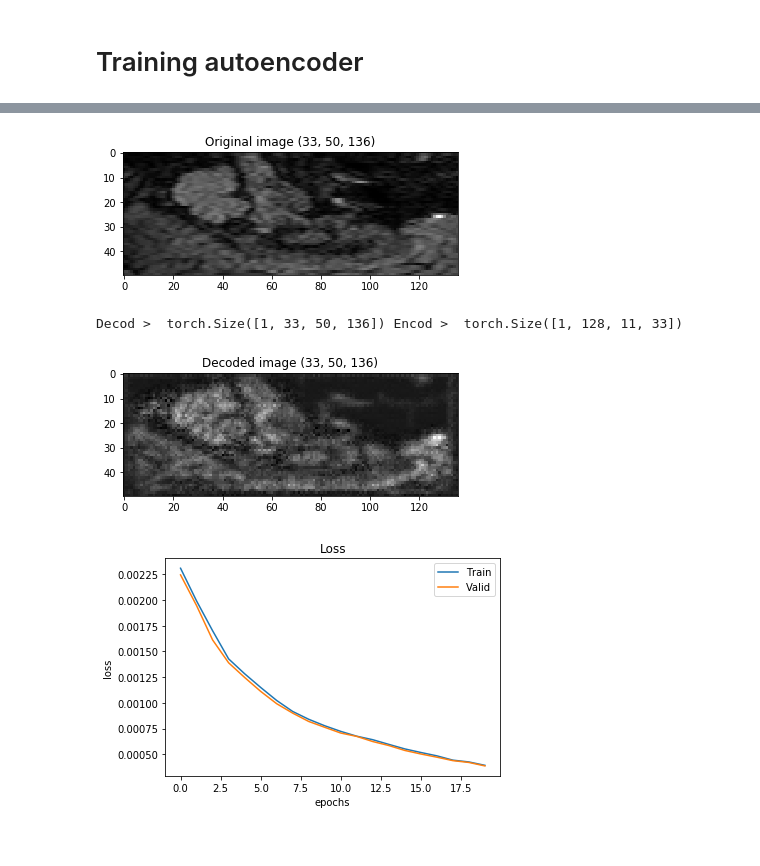
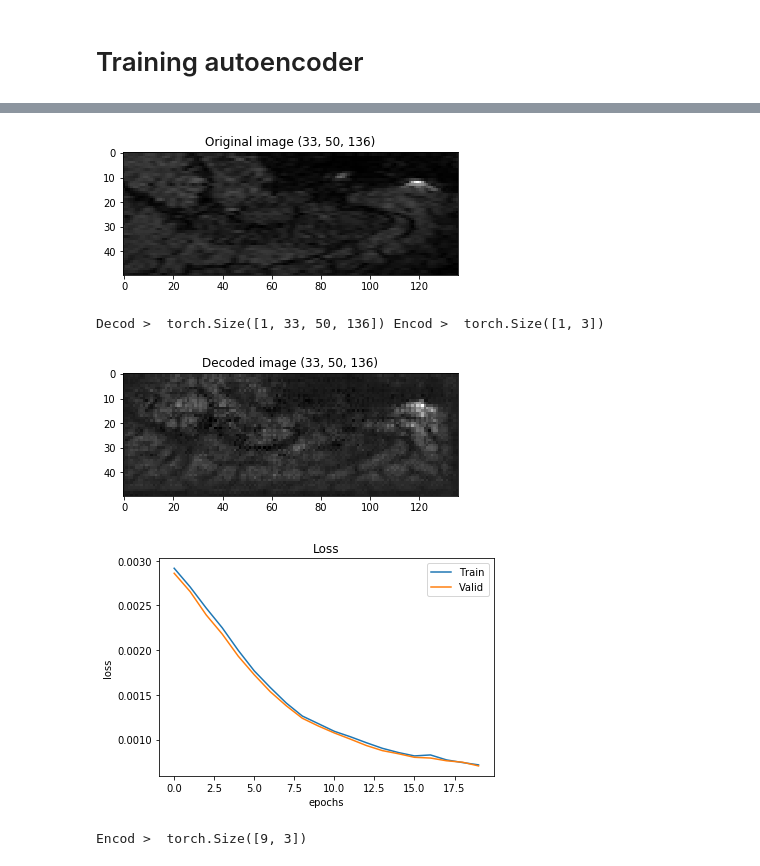
Before and after one commit to wilomaku/Deep_Characterization, a Jupyter notebook: Autoencoder.ipynb, the cells around one changed output, grey strips where cells are left out. Cells and saved outputs as stored; diff of their text form; code cells hidden in the pictures.

Commit message:
Added full connected layers and 3D plot

```diff
--- a/Autoencoder.ipynb
+++ b/Autoencoder.ipynb
@@ -177,7 +177,17 @@ class autoencoder(nn.Module):
         self.mpool1 = nn.MaxPool2d(kernel_size=2, stride=1, return_indices=True)
         self.conv2 = nn.Conv2d(64, 128, kernel_size=3, stride=2, padding=1)
         self.mpool2 = nn.MaxPool2d(kernel_size=2, stride=1, return_indices=True)
-
+        self.conv3 = nn.Conv2d(128, 64, kernel_size=3, stride=2, padding=1)
+        self.mpool3 = nn.MaxPool2d(kernel_size=2, stride=1, return_indices=True)
+        self.conv4 = nn.Conv2d(64, 32, kernel_size=3, stride=2, padding=1)
+        self.mpool4 = nn.MaxPool2d(kernel_size=2, stride=1, return_indices=True)
+        self.fc_c5 = nn.Linear(32*2*7,3)
+        # == Decodification ==
+        self.fc_d5 = nn.Linear(3,32*2*7)
+        self.deconv4 = nn.ConvTranspose2d(32, 64, kernel_size=3, stride=2, padding=1, output_padding=(0,1))
+        self.mupool4 = nn.MaxUnpool2d(kernel_size=2, stride=1)
+        self.deconv3 = nn.ConvTranspose2d(64, 128, kernel_size=3, stride=2, padding=1)
+        self.mupool3 = nn.MaxUnpool2d(kernel_size=2, stride=1)
         self.deconv2 = nn.ConvTranspose2d(128, 64, kernel_size=3, stride=2, padding=1, output_padding=(1,0))
         self.mupool2 = nn.MaxUnpool2d(kernel_size=2, stride=1)
         self.deconv1 = nn.ConvTranspose2d(64, Cin, kernel_size=3, stride=2, padding=1, output_padding=(1,1))
@@ -186,10 +196,15 @@ class autoencoder(nn.Module):
     def encode(self, x):
         h1, self.ind1 = self.mpool1(self.relu(self.conv1(x)))
         h2, self.ind2 = self.mpool2(self.relu(self.conv2(h1)))
-        return h2
+        h3, self.ind3 = self.mpool3(self.relu(self.conv3(h2)))
+        h4, self.ind4 = self.mpool4(self.relu(self.conv4(h3)))
+        return self.fc_c5(h4.view(-1, 32*2*7))
 
     def decode(self, y):
-        i2 = self.relu(self.deconv2(self.mupool2(y, self.ind2)))
+        i5 = self.fc_d5(y)
+        i4 = self.relu(self.deconv4(self.mupool4(i5.view(-1, 32, 2, 7), self.ind4)))
+        i3 = self.relu(self.deconv3(self.mupool3(i4, self.ind3)))
+        i2 = self.relu(self.deconv2(self.mupool2(i3, self.ind2)))
         return self.relu(self.deconv1(self.mupool1(i2, self.ind1)))
 
     def forward(self, x):
@@ -320,22 +341,22 @@ Training stopped
 # %%
 for n_i, sample_batched in enumerate(test_loader):
     or_out = sample_batched.numpy()[0]
     plt.imshow(or_out[grad_ch,:,:], cmap = 'gray')
     plt.title('Original image %s'%str(or_out.shape))
     plt.show()
     #######################################################
     dec_out, enc_out = best_model(Variable(sample_batched))
     print('Decod > ', dec_out.size(), 'Encod > ', enc_out.size())
     pred_out = dec_out.data.numpy()[0]
     plt.imshow(pred_out[grad_ch,:,:], cmap = 'gray')
     plt.title('Decoded image %s'%str(pred_out.shape))
     plt.show()
-    if n_i == 0:
-        break
+    #if n_i == 0:
+    #    break
 # %% [output]
-[figure, old version]
+[figure, new version]
-Decod >  torch.Size([1, 33, 50, 136]) Encod >  torch.Size([1, 128, 11, 33])
+Decod >  torch.Size([1, 33, 50, 136]) Encod >  torch.Size([1, 3])
-[figure, old version]
+[figure, new version]
 # %%
 plt.title('Loss')
 plt.xlabel('epochs')
@@ -345,4 +366,11 @@ plt.plot(loss_test, label='Valid')
 plt.legend()
 plt.show()
 # %% [output]
-[figure, old version]
+[figure, new version]
+# %%
+test_loader_all = next(iter(DataLoader(transformed_dataset, batch_size=n_samples)))
+
+__, enc_out = best_model(Variable(test_loader_all))
+print('Encod > ', enc_out.size())
+# %% [output]
+Encod >  torch.Size([9, 3])
```
Also changed, not shown: parts of 4 cells of this notebook.
